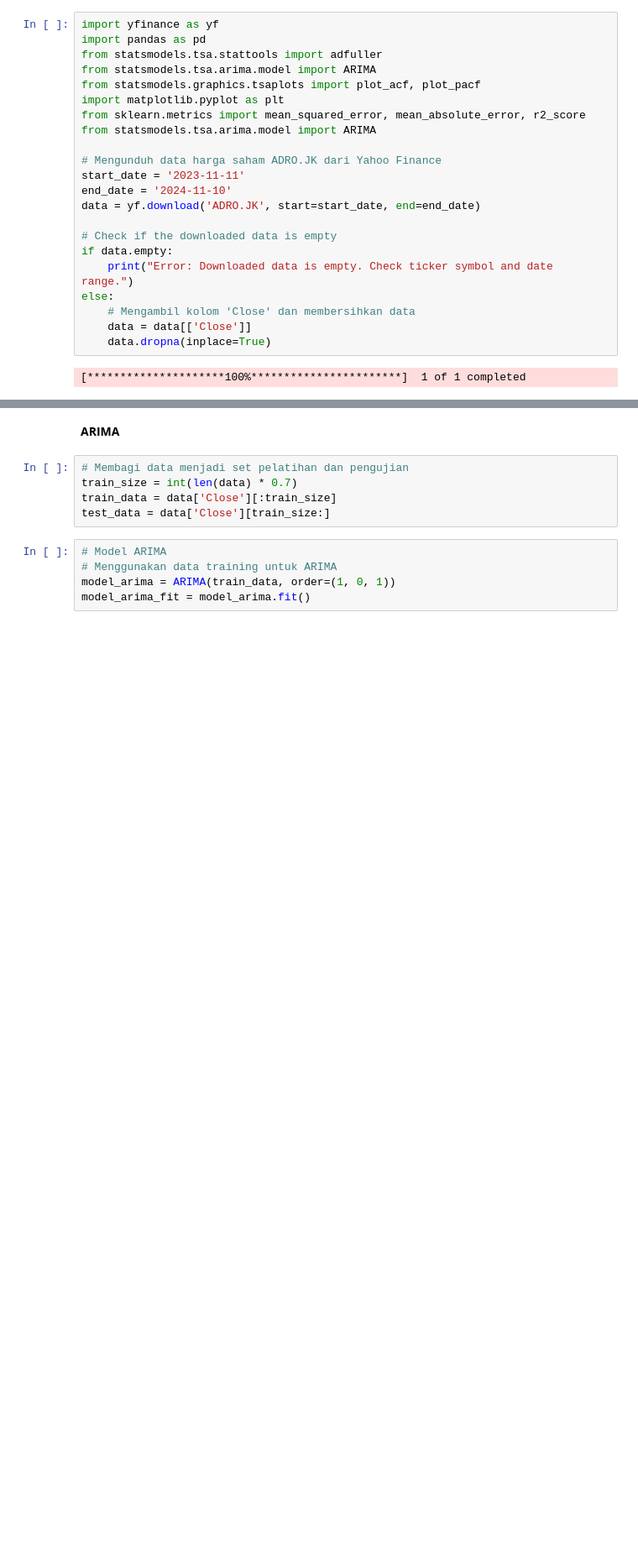
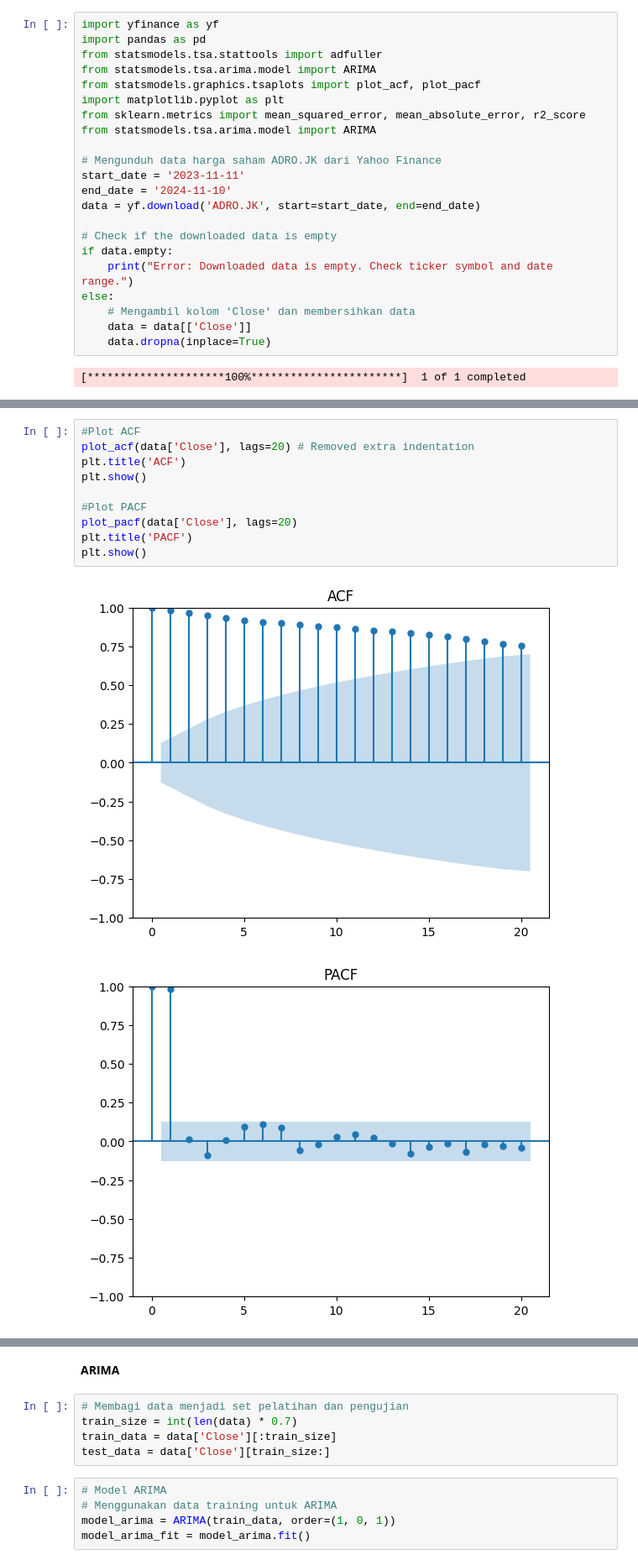
Before and after one commit to 89agnes/arima-ltsm, a Jupyter notebook: lstm_arima.ipynb, the cells around one changed output, grey strips where cells are left out. Shown: that part at 84% size. Saved outputs shown, nothing was run; the diff lists cells and outputs as text; blank space fills up the shorter version.

```diff
--- a/lstm_arima.ipynb
+++ b/lstm_arima.ipynb
@@ -405,3 +471,16 @@ Data tidak stasioner, melakukan differencing...
+# %%
+#Plot ACF
+plot_acf(data['Close'], lags=20) # Removed extra indentation
+plt.title('ACF')
+plt.show()
+
+#Plot PACF
+plot_pacf(data['Close'], lags=20)
+plt.title('PACF')
+plt.show()
+# %% [output]
+[figure, added]
+[figure, added]
 # %%
 # Menampilkan grafik ACF dan PACF untuk menentukan p dan q
 plt.figure(figsize=(12, 6))
```
Also changed, not shown: parts of 43 cells of this notebook.
